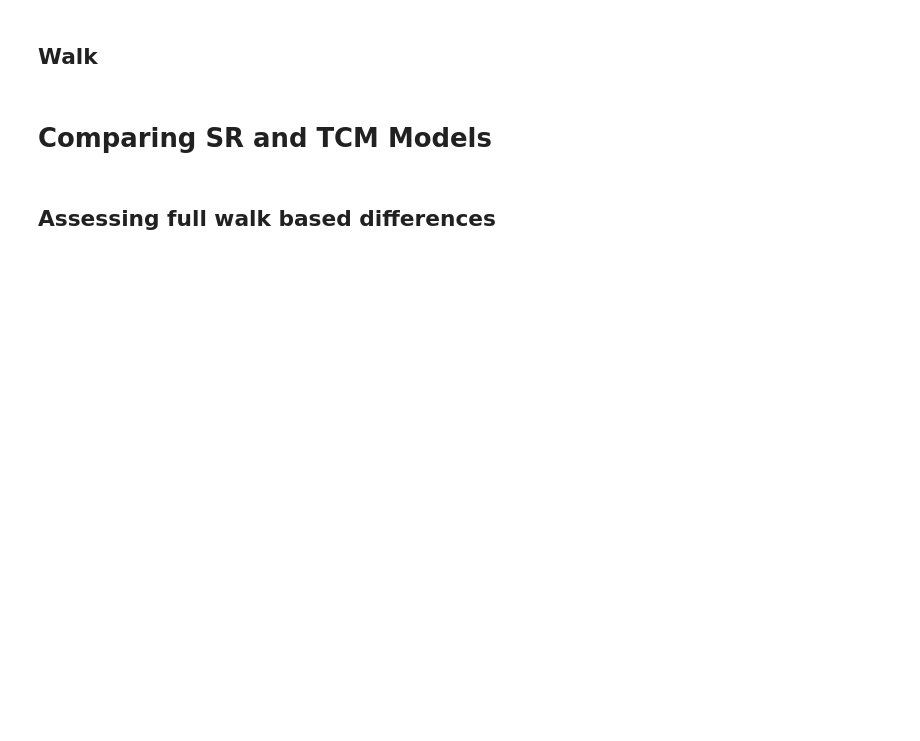
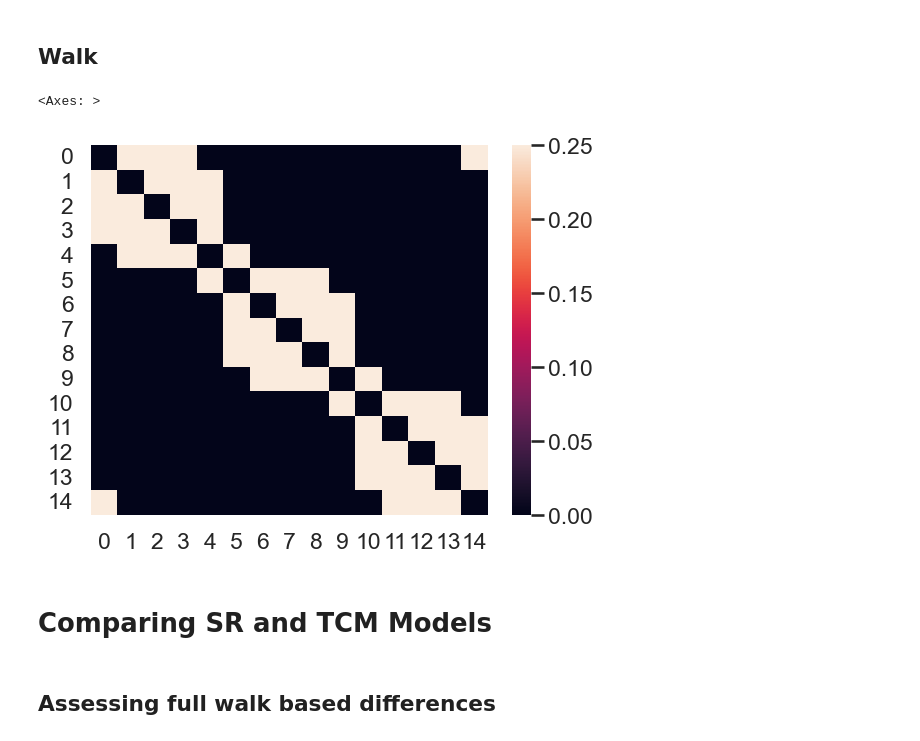
Before and after one commit to tejas-savalia/umass-dissertation, a Jupyter notebook: chapter_notebooks/chapter_2/simulations.ipynb, the cells around one changed output. Drawn from its saved outputs; the diff is of its cells as text; code cells hidden in the pictures; blank space fills up the shorter version.

```diff
--- a/chapter_notebooks/chapter_2/simulations.ipynb
+++ b/chapter_notebooks/chapter_2/simulations.ipynb
@@ -36,5 +40,10 @@ plot_graph(modular_graph, 'figures/modular_graph.png')
 # %% [markdown]
 ## Walk
+# %%
+sns.heatmap(modular_graph/4)
+# %% [output]
+<Axes: >
+[figure, added]
 # %%
 walk_length = 1000
 hop_step = walk_length
```
Also changed, not shown: parts of 8 cells of this notebook, 50 other files.
